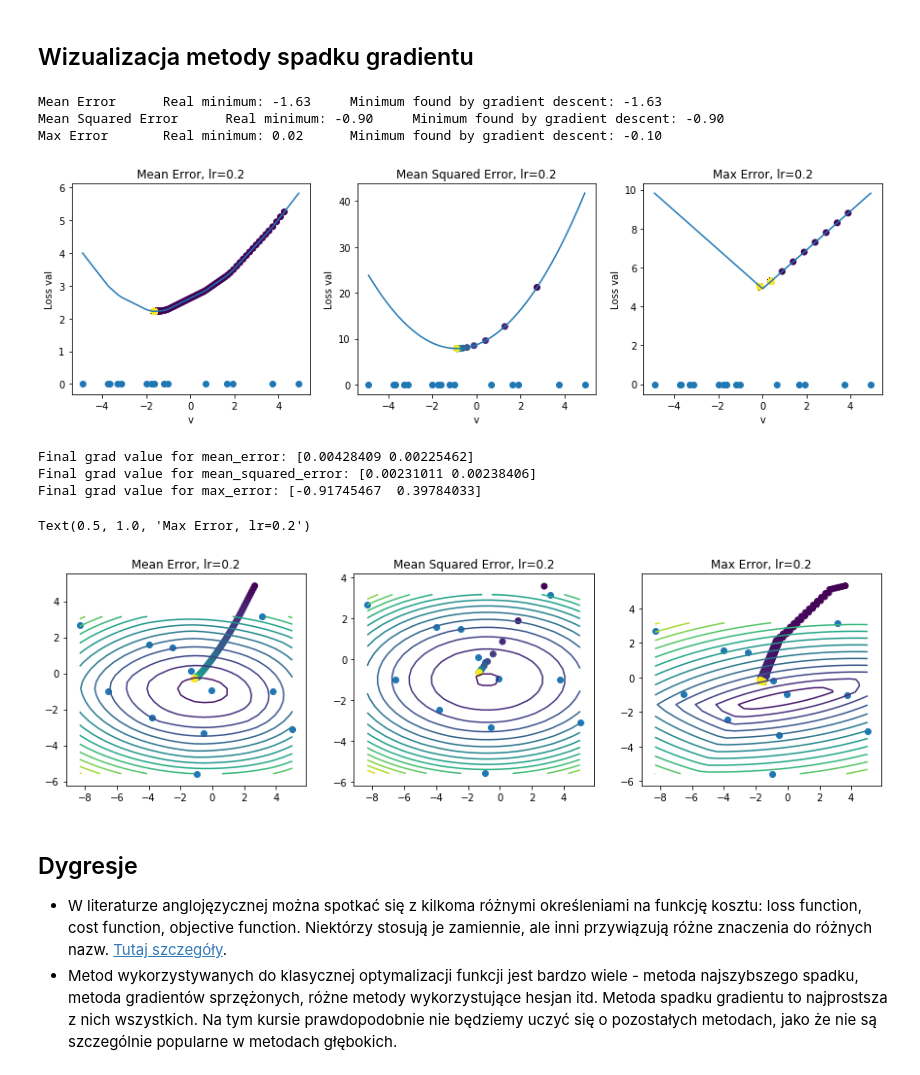
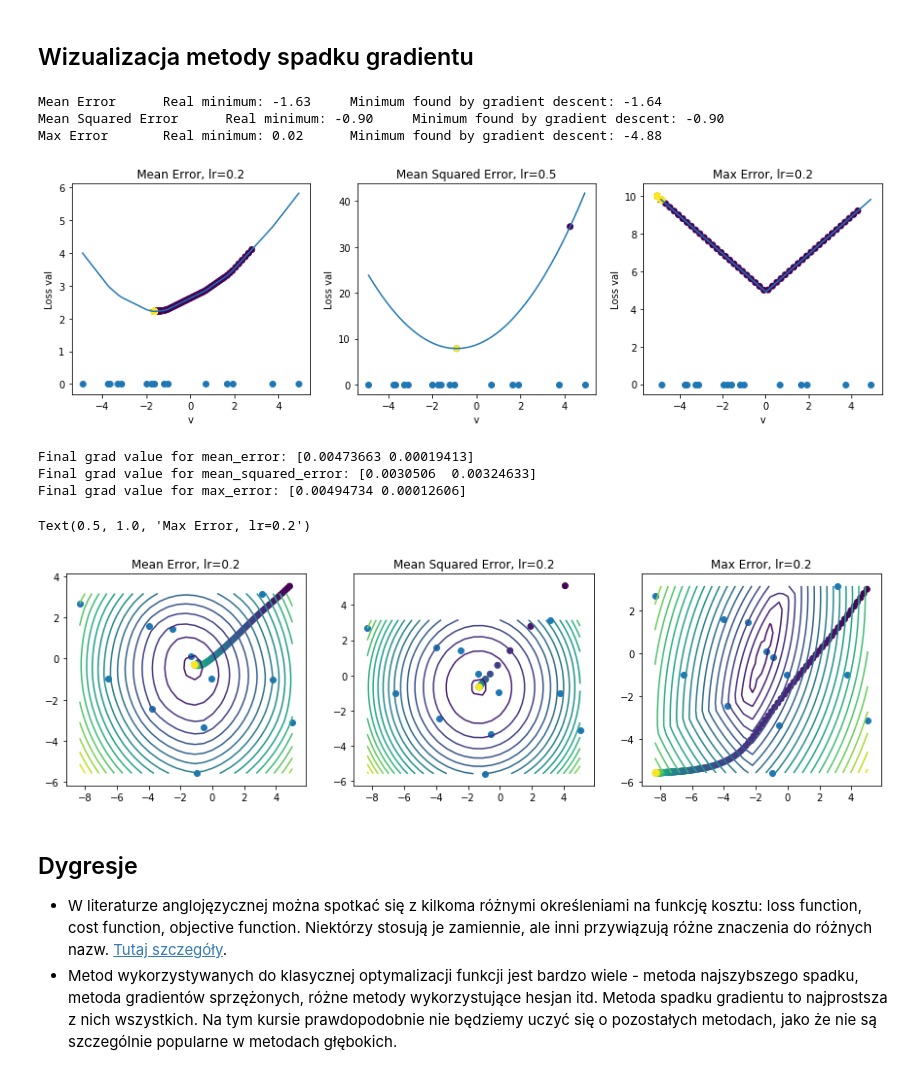
Before and after one commit to darqtom/machine_learning_20-21, a Jupyter notebook: lab/02_funkcje_kosztu.ipynb, the cells around one changed output. Saved outputs shown, nothing was run; the diff lists cells and outputs as text; code cells hidden in the pictures.

```diff
--- a/lab/02_funkcje_kosztu.ipynb
+++ b/lab/02_funkcje_kosztu.ipynb
@@ -114,3 +105,12 @@ def max_error(X, v):
+# %%
+def mean_error(X, v):
+    return np.mean((np.linalg.norm(X - v, axis=1)))
+
+def mean_squared_error(X, v):
+    return np.mean(np.square(np.linalg.norm(X - v, axis=1)))
+
+def max_error(X, v):
+    return np.max(np.linalg.norm(X - v, axis=1))
 # %%
 # Testy do zadania
 checker.check_1_1(mean_error, mean_squared_error, max_error, train_sets)
@@ -158,13 +158,13 @@ Dla każdej funkcji kosztu z poprzedniego zadania zaimplementuj funkcję, która
 * Ma zwrócić punkt (skalar), w którym odpowiednia funkcja kosztu osiąga minimum, posługując się analitycznym wzorem dla sytuacji jednowymiarowej.
 # %%
 def minimize_me(X):
-    ???
+    return np.median(X)
 
 def minimize_mse(X):
-    ???
+    return np.mean(X)
 
 def minimize_max(X):
-    ???
+    return (np.min(X) + np.max(X)) / 2
 # %%
 # Testy do zadania
 checker.check_1_2(minimize_me, minimize_mse, minimize_max, train_set_1d)
@@ -219,3 +210,11 @@ def max_grad(X, v):
+# %%
+def me_grad(X, v):
+    return np.mean((v - X) / np.linalg.norm(X - v, axis=1, keepdims=True), axis=0)
+
+def mse_grad(X, v):
+    return (2 * np.mean(v - X, axis=0))
+def max_grad(X, v):
+    return np.max((v - X) / np.linalg.norm(X - v, axis=1, keepdims=True), axis=0)
 # %%
 # Testy do zadania
 checker.check_1_3(me_grad, mse_grad, max_grad, train_sets)
@@ -240,8 +242,8 @@ def gradient_descent(grad_fn, dataset, learning_rate=0.2, num_steps=100):
     all_v = [current_v]
 
     for step_idx in range(num_steps):
-        grad = ??? # liczenie gradientu
-        current_v = ??? # krok metody gradientu
+        grad = grad_fn(dataset, current_v)
+        current_v = current_v - learning_rate * grad
 
         all_v += [current_v]
         if np.linalg.norm(all_v[-1] - all_v[-2]) < 1e-3:
@@ -267,6 +269,6 @@ fig, ax = plt.subplots(1, 1)
 utils.plot_gradient_steps_1d(
     ax, train_set_1d,
     gradient_descent, mse_grad, mean_squared_error,
-    learning_rate=???, num_steps=10000)
-ax.set_title("1d run, lr=???")
+    learning_rate=0.49, num_steps=10000)
+ax.set_title("1d run, lr=0.5")
 # %% [output]
@@ -281,39 +283,39 @@ final_v = utils.plot_gradient_steps_1d(
     axes[0], train_set_1d,
     gradient_descent, me_grad, mean_error,
     learning_rate=0.2, num_steps=10000)
 axes[0].set_title("Mean Error, lr=0.2")
 print(
     "Mean Error\tReal minimum: {:.2f}\t"
     "Minimum found by gradient descent: {:.2f}".format(
         float(minimize_me(train_set_1d)), float(final_v))
 )
 
 final_v = utils.plot_gradient_steps_1d(
     axes[1], train_set_1d,
     gradient_descent, mse_grad, mean_squared_error,
-    learning_rate=0.2, num_steps=10000)
-axes[1].set_title("Mean Squared Error, lr=0.2")
+    learning_rate=0.5, num_steps=10000)
+axes[1].set_title("Mean Squared Error, lr=0.5")
 print(
     "Mean Squared Error\tReal minimum: {:.2f}\t"
     "Minimum found by gradient descent: {:.2f}".format(
         float(minimize_mse(train_set_1d)), float(final_v))
 )
 
 final_v = utils.plot_gradient_steps_1d(
     axes[2], train_set_1d,
     gradient_descent, max_grad, max_error,
-    learning_rate=0.5, num_steps=10000)
+    learning_rate=0.2, num_steps=10000)
 axes[2].set_title("Max Error, lr=0.2")
 print(
     "Max Error\tReal minimum: {:.2f}\t"
     "Minimum found by gradient descent: {:.2f}".format(
         float(minimize_max(train_set_1d)), float(final_v))
 )
 # %% [output]
-Mean Error      Real minimum: -1.63     Minimum found by gradient descent: -1.63
+Mean Error      Real minimum: -1.63     Minimum found by gradient descent: -1.64
 Mean Squared Error      Real minimum: -0.90     Minimum found by gradient descent: -0.90
-Max Error       Real minimum: 0.02      Minimum found by gradient descent: -0.10
+Max Error       Real minimum: 0.02      Minimum found by gradient descent: -4.88
-[figure, old version]
+[figure, new version]
 # %%
 fig, axes = plt.subplots(1, 3, figsize=(15, 4))
 utils.plot_gradient_steps_2d(
@@ -332,11 +334,11 @@ utils.plot_gradient_steps_2d(
     learning_rate=0.2, num_steps=1000)
 axes[2].set_title("Max Error, lr=0.2")
 # %% [output]
-Final grad value for mean_error: [0.00428409 0.00225462]
-Final grad value for mean_squared_error: [0.00231011 0.00238406]
-Final grad value for max_error: [-0.91745467  0.39784033]
+Final grad value for mean_error: [0.00473663 0.00019413]
+Final grad value for mean_squared_error: [0.0030506  0.00324633]
+Final grad value for max_error: [0.00494734 0.00012606]
 Text(0.5, 1.0, 'Max Error, lr=0.2')
-[figure, old version]
+[figure, new version]
 # %% [markdown]
 ## Dygresje
 * W literaturze anglojęzycznej można spotkać się z kilkoma różnymi określeniami na funkcję kosztu: loss function, cost function, objective function. Niektórzy stosują je zamiennie, ale inni przywiązują różne znaczenia do różnych nazw. [Tutaj szczegóły](https://stats.stackexchange.com/questions/179026/objective-function-cost-function-loss-function-are-they-the-same-thing).
```
Also changed, not shown: parts of 5 cells of this notebook, 2 other files.
